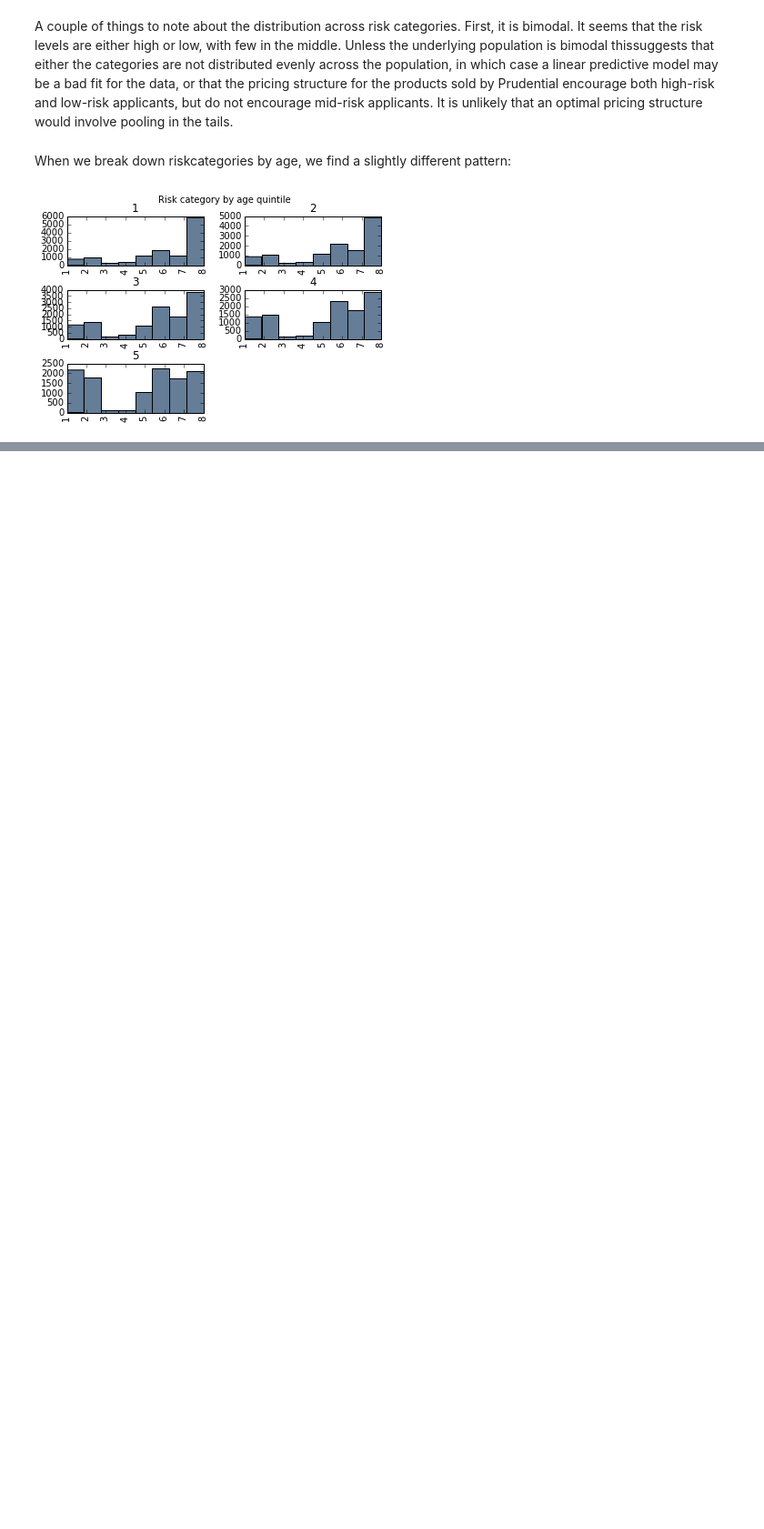
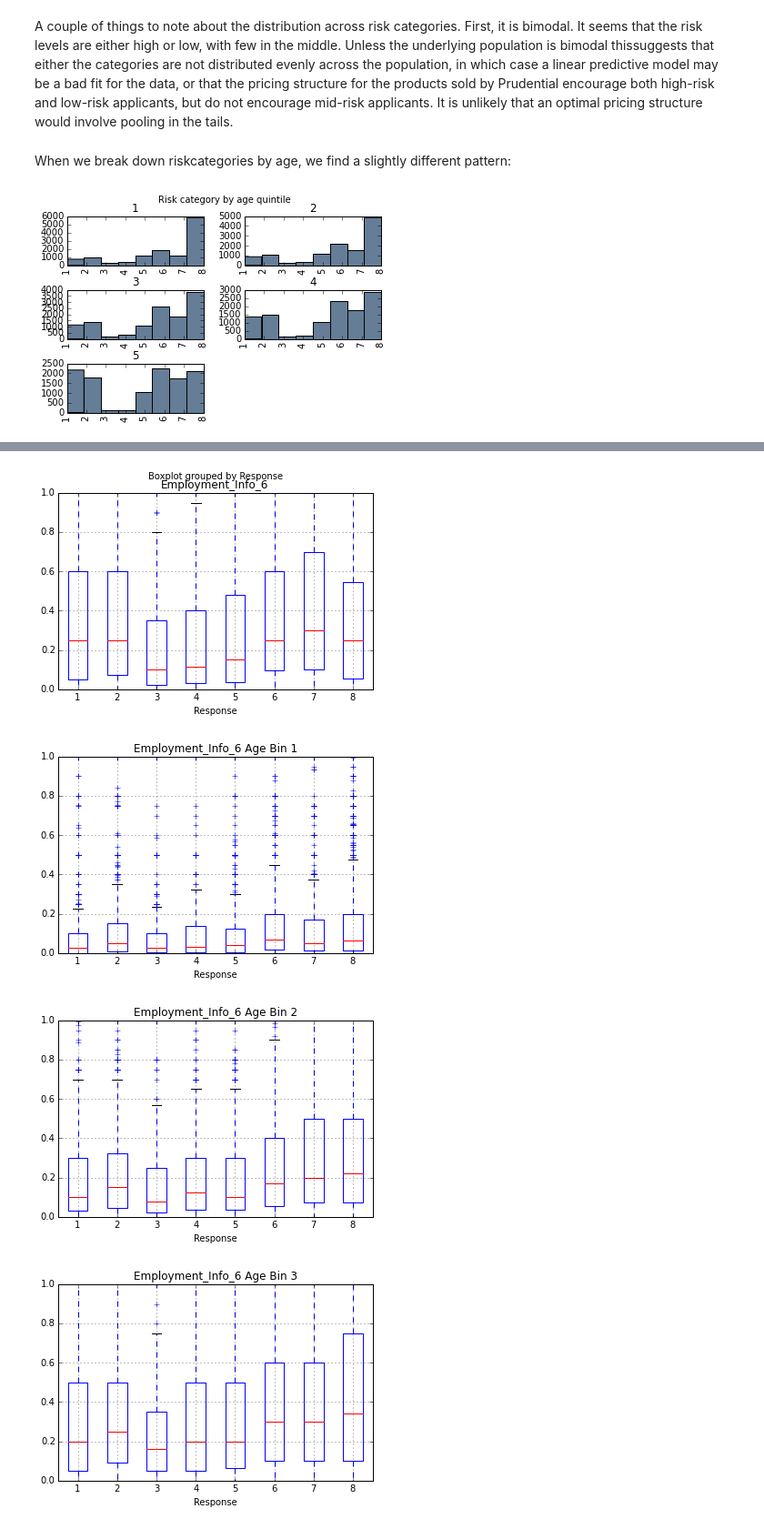
Before and after one commit to JenSteele/Prudential_LifeIns, a Jupyter notebook: Basic Data Analysis.ipynb, the cells around one changed output, grey strips where cells are left out. Shown: that part at 91% size. Cells and saved outputs as stored; diff of their text form; code cells hidden in the pictures; blank space fills up the shorter version.

```diff
--- a/Basic Data Analysis.ipynb
+++ b/Basic Data Analysis.ipynb
@@ -45,0 +52,15 @@ plt.show()
+# %%
+y = 'Employment_Info_6'
+traindf.boxplot(column=y,by='Response')
+show()
+for j in range(1,6):
+    traindf_age = traindf[traindf.Age_Bins == j]
+    traindf_age.boxplot(column=y,by='Response')
+    plt.title(y + ' Age Bin ' + str(j))
+    plt.suptitle('')
+    show()
+# %% [output]
+[figure, added]
+[figure, added]
+[figure, added]
+[figure, added]
```
Also changed, not shown: parts of 8 cells of this notebook.
